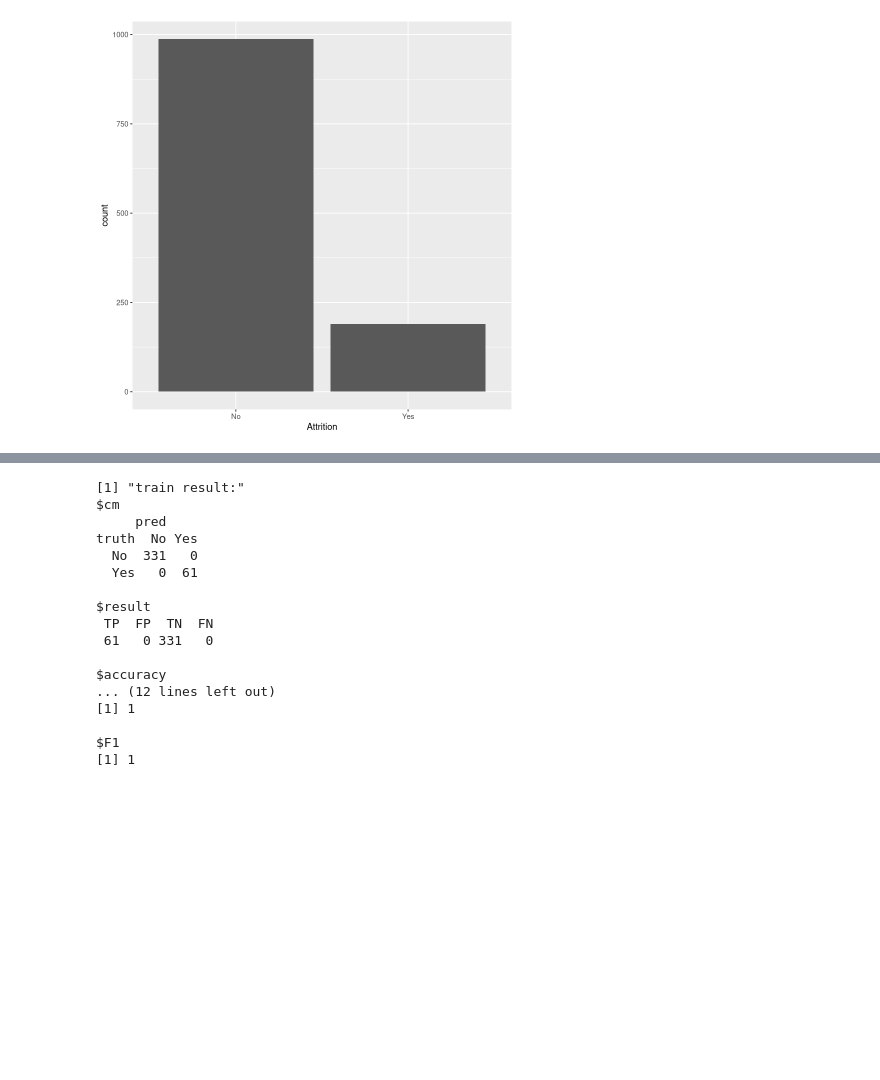
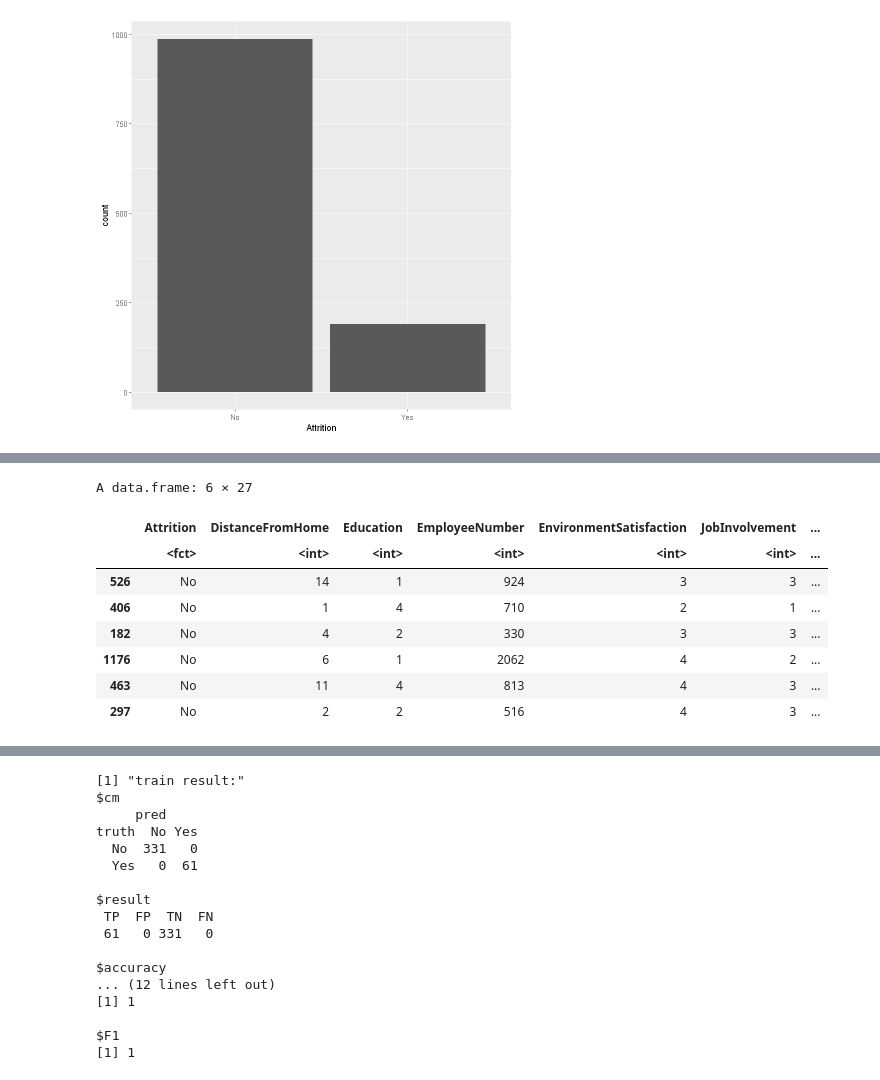
Before and after one commit to cchuang1024/nccu-data-mining, a Jupyter notebook: HW2_R.ipynb, the cells around one changed output, grey strips where cells are left out. Saved outputs shown, nothing was run; the diff lists cells and outputs as text; code cells hidden in the pictures; blank space fills up the shorter version.

```diff
--- a/HW2_R.ipynb
+++ b/HW2_R.ipynb
@@ -174,9 +206,20 @@ wrangling_process <- function(df){
 # %%
 fold <- 3
 index <- 1
 df <- shuffle_frame(wrangling_process(orig))
 fold_indices <- build_fold_indices(fold)
 splitted_frames <- subset_by_fold(df, fold, index, fold_indices)
+head(splitted_frames$training)
+# %% [output]
+A data.frame: 6 × 27
+|  | Attrition | DistanceFromHome | Education | EmployeeNumber | EnvironmentSatisfaction | JobInvolvement | ... |
+|  | <fct> | <int> | <int> | <int> | <int> | <int> | ... |
+| 526 | No | 14 | 1 | 924 | 3 | 3 | ... |
+| 406 | No | 1 | 4 | 710 | 2 | 1 | ... |
+| 182 | No | 4 | 2 | 330 | 3 | 3 | ... |
+| 1176 | No | 6 | 1 | 2062 | 4 | 2 | ... |
+| 463 | No | 11 | 4 | 813 | 4 | 3 | ... |
+| 297 | No | 2 | 2 | 516 | 4 | 3 | ... |
 # %%
 library(rpart)
 
```
Also changed, not shown: parts of 18 cells of this notebook.
